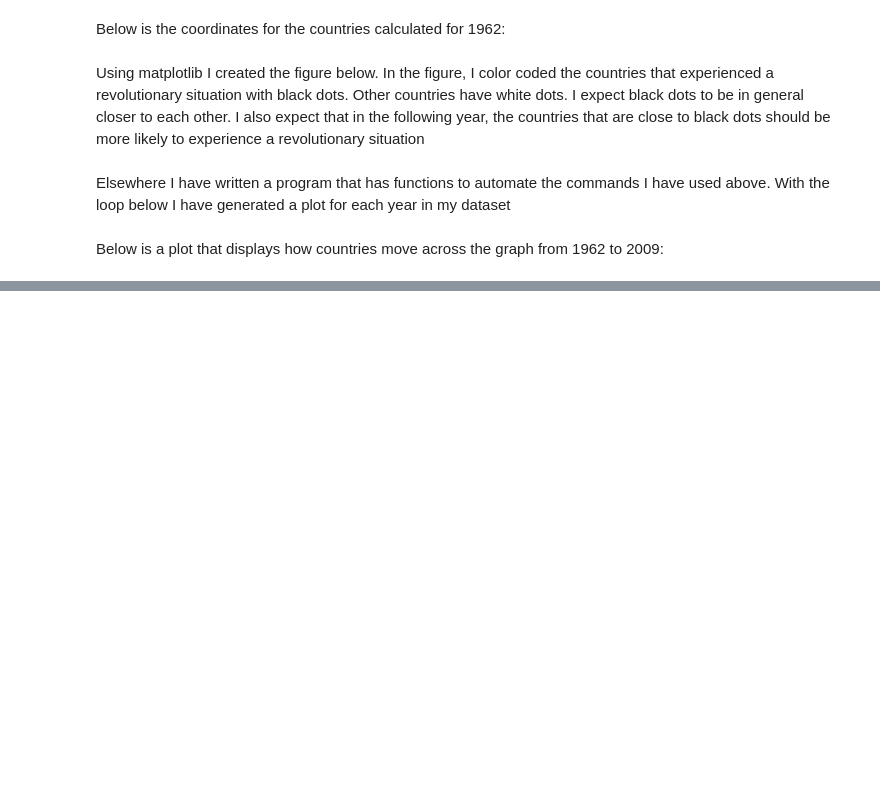
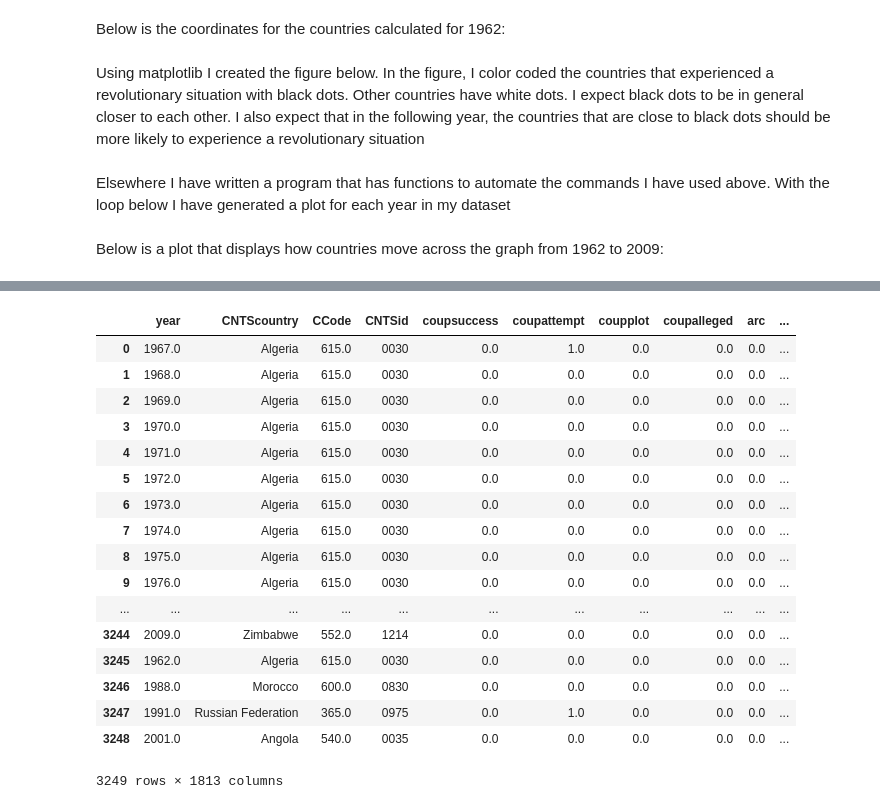
Before and after one commit to dogaker/insight-demo, a Jupyter notebook: Insight-Demo-Notebook.ipynb, the cells around one changed output, grey strips where cells are left out. Saved outputs shown, nothing was run; the diff lists cells and outputs as text; code cells hidden in the pictures; blank space fills up the shorter version.

Commit message:
Connect to SQL, Panel Data Analysis

```diff
--- a/Insight-Demo-Notebook.ipynb
+++ b/Insight-Demo-Notebook.ipynb
@@ -133,0 +277,21 @@ while year<2010:
+# %%
+panel
+# %% [output]
+|  | year | CNTScountry | CCode | CNTSid | coupsuccess | coupattempt | coupplot | coupalleged | arc | ... |
+| 0 | 1967.0 | Algeria | 615.0 | 0030 | 0.0 | 1.0 | 0.0 | 0.0 | 0.0 | ... |
+| 1 | 1968.0 | Algeria | 615.0 | 0030 | 0.0 | 0.0 | 0.0 | 0.0 | 0.0 | ... |
+| 2 | 1969.0 | Algeria | 615.0 | 0030 | 0.0 | 0.0 | 0.0 | 0.0 | 0.0 | ... |
+| 3 | 1970.0 | Algeria | 615.0 | 0030 | 0.0 | 0.0 | 0.0 | 0.0 | 0.0 | ... |
+| 4 | 1971.0 | Algeria | 615.0 | 0030 | 0.0 | 0.0 | 0.0 | 0.0 | 0.0 | ... |
+| 5 | 1972.0 | Algeria | 615.0 | 0030 | 0.0 | 0.0 | 0.0 | 0.0 | 0.0 | ... |
+| 6 | 1973.0 | Algeria | 615.0 | 0030 | 0.0 | 0.0 | 0.0 | 0.0 | 0.0 | ... |
+| 7 | 1974.0 | Algeria | 615.0 | 0030 | 0.0 | 0.0 | 0.0 | 0.0 | 0.0 | ... |
+| 8 | 1975.0 | Algeria | 615.0 | 0030 | 0.0 | 0.0 | 0.0 | 0.0 | 0.0 | ... |
+| 9 | 1976.0 | Algeria | 615.0 | 0030 | 0.0 | 0.0 | 0.0 | 0.0 | 0.0 | ... |
+| ... | ... | ... | ... | ... | ... | ... | ... | ... | ... | ... |
+| 3244 | 2009.0 | Zimbabwe | 552.0 | 1214 | 0.0 | 0.0 | 0.0 | 0.0 | 0.0 | ... |
+| 3245 | 1962.0 | Algeria | 615.0 | 0030 | 0.0 | 0.0 | 0.0 | 0.0 | 0.0 | ... |
+| 3246 | 1988.0 | Morocco | 600.0 | 0830 | 0.0 | 0.0 | 0.0 | 0.0 | 0.0 | ... |
+| 3247 | 1991.0 | Russian Federation | 365.0 | 0975 | 0.0 | 1.0 | 0.0 | 0.0 | 0.0 | ... |
+| 3248 | 2001.0 | Angola | 540.0 | 0035 | 0.0 | 0.0 | 0.0 | 0.0 | 0.0 | ... |
+3249 rows × 1813 columns
```
Also changed, not shown: parts of 19 cells of this notebook.
